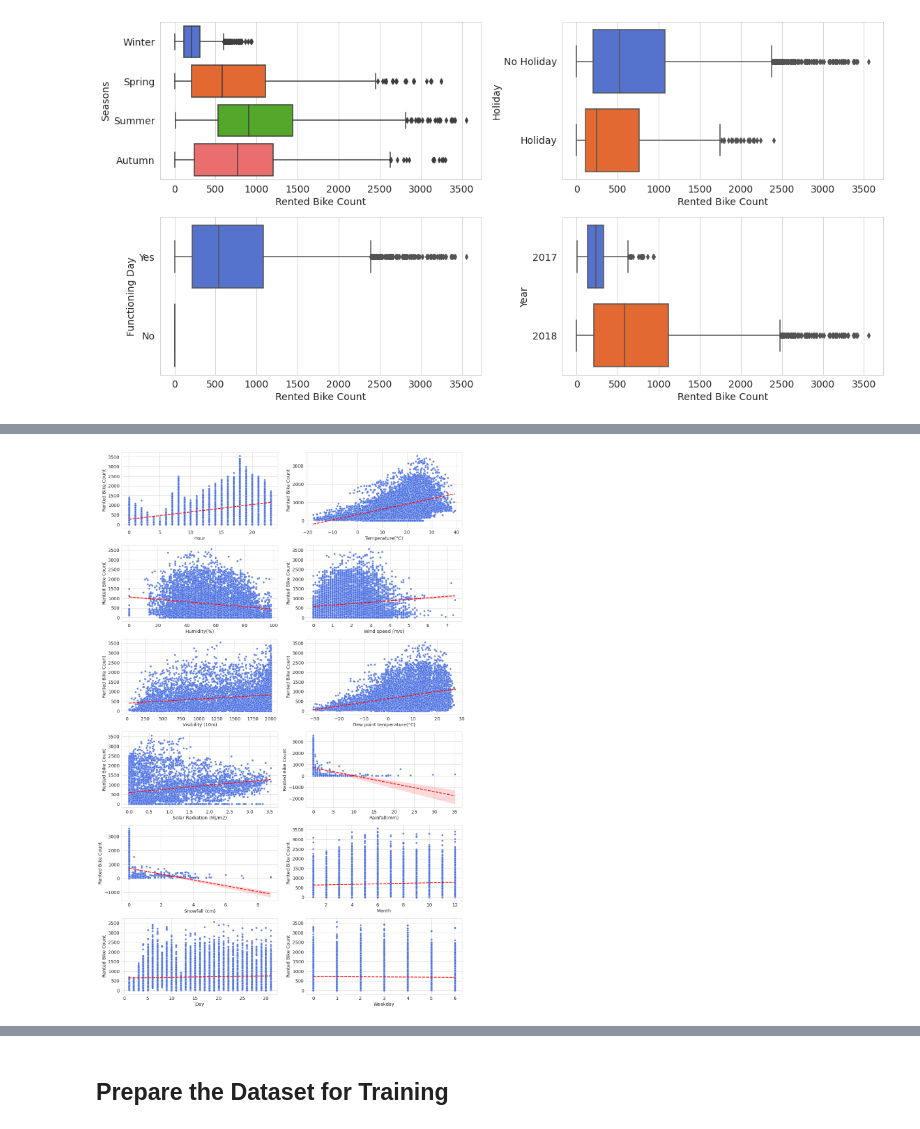
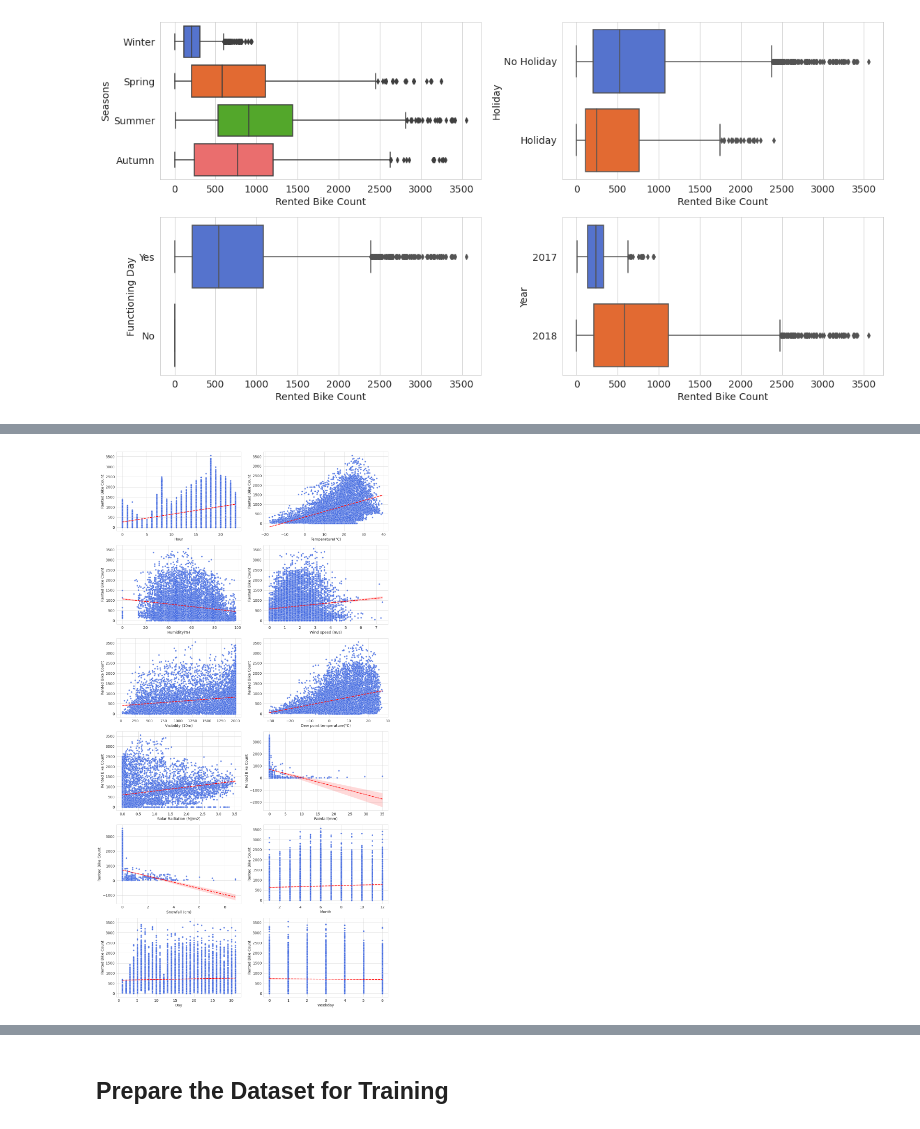
Before and after one commit to Gaurav2912/Bike-Sharing-Demand-Prediction, a Jupyter notebook: Bike_Sharing_Demand_Prediction_Capstone_Project.ipynb, the cells around one changed output, grey strips where cells are left out. Cells and saved outputs as stored; diff of their text form; code cells hidden in the pictures.

```diff
--- a/Bike_Sharing_Demand_Prediction_Capstone_Project.ipynb
+++ b/Bike_Sharing_Demand_Prediction_Capstone_Project.ipynb
@@ -405,15 +456,15 @@ plt.tight_layout();
 # %%
 # Creates a blanck canvas
-fig, axes = plt.subplots(figsize=(16,24), nrows= 6, ncols= 2)
+fig, axes = plt.subplots(figsize=(16,30), nrows= 6, ncols= 2)
 
 nums_cols = [col for col in df_nums.columns if col not in ['Rented Bike Count']]
 
 for ind, feature in enumerate(nums_cols):
   ax = axes[ind // 2, ind % 2]
   sns.regplot(data= df, x= feature, y= 'Rented Bike Count', ax= ax,
               line_kws={"color": "red", 'ls': '--'},
               scatter_kws = {'linewidths': 0.4, 'edgecolors': 'white'})
 
 plt.tight_layout();
 # %% [output]
-[figure, old version]
+[figure, new version]
```
Also changed, not shown: parts of 17 cells of this notebook.
